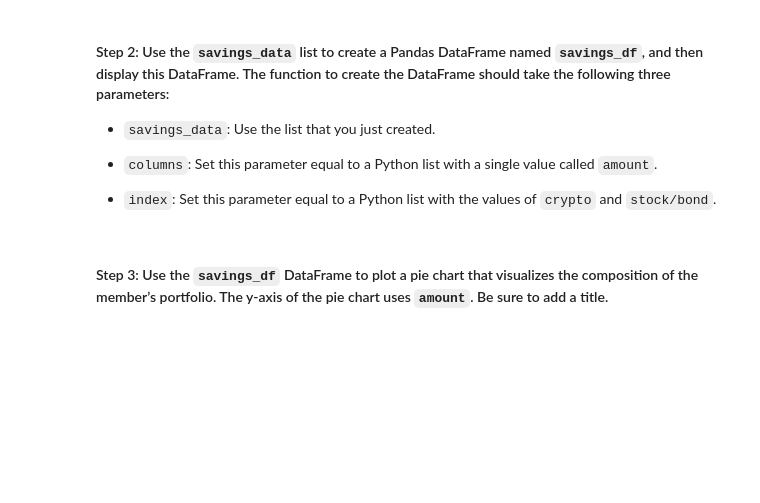
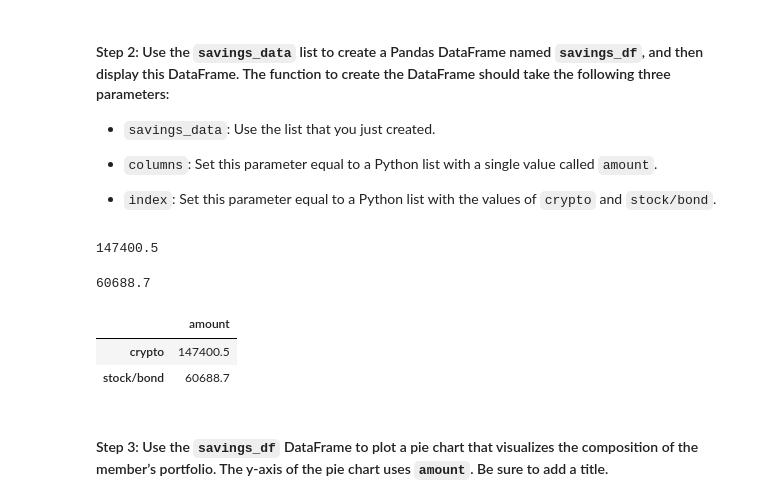
Before and after one commit to MC-Stream/The-Silver-Room, a Jupyter notebook: Module5-C/Starter_Code/financial_planning_tools.ipynb, the cells around one changed output. Cells and saved outputs as stored; diff of their text form; code cells hidden in the pictures; blank space fills up the shorter version.

```diff
--- a/Module5-C/Starter_Code/financial_planning_tools.ipynb
+++ b/Module5-C/Starter_Code/financial_planning_tools.ipynb
@@ -349,10 +351,16 @@ In this section, you’ll use the valuations for the cryptocurrency wallet and f
 - `index`: Set this parameter equal to a Python list with the values of `crypto` and `stock/bond`.
 # %%
 # Create a Pandas DataFrame called savings_df
-# YOUR CODE HERE
+savings_df = pd.DataFrame(savings_data, columns = ["amount"], index = ["crypto", "stock/bond"])
 
 # Display the savings_df DataFrame
-# YOUR CODE HERE
+savings_df
+# %% [output]
+147400.5
+60688.7
+|  | amount |
+| crypto | 147400.5 |
+| stock/bond | 60688.7 |
 # %% [markdown]
 #### Step 3: Use the `savings_df` DataFrame to plot a pie chart that visualizes the composition of the member’s portfolio. The y-axis of the pie chart uses `amount`. Be sure to add a title.
 # %%
```
Also changed, not shown: parts of 5 cells of this notebook.
